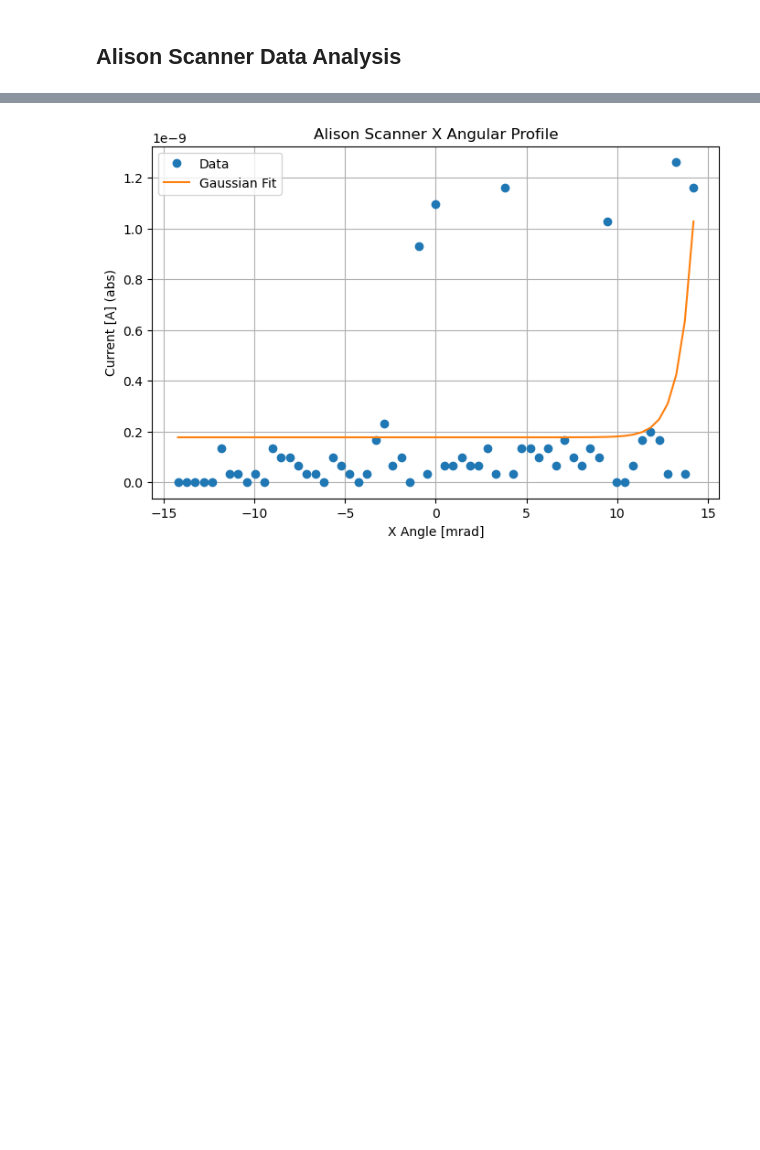
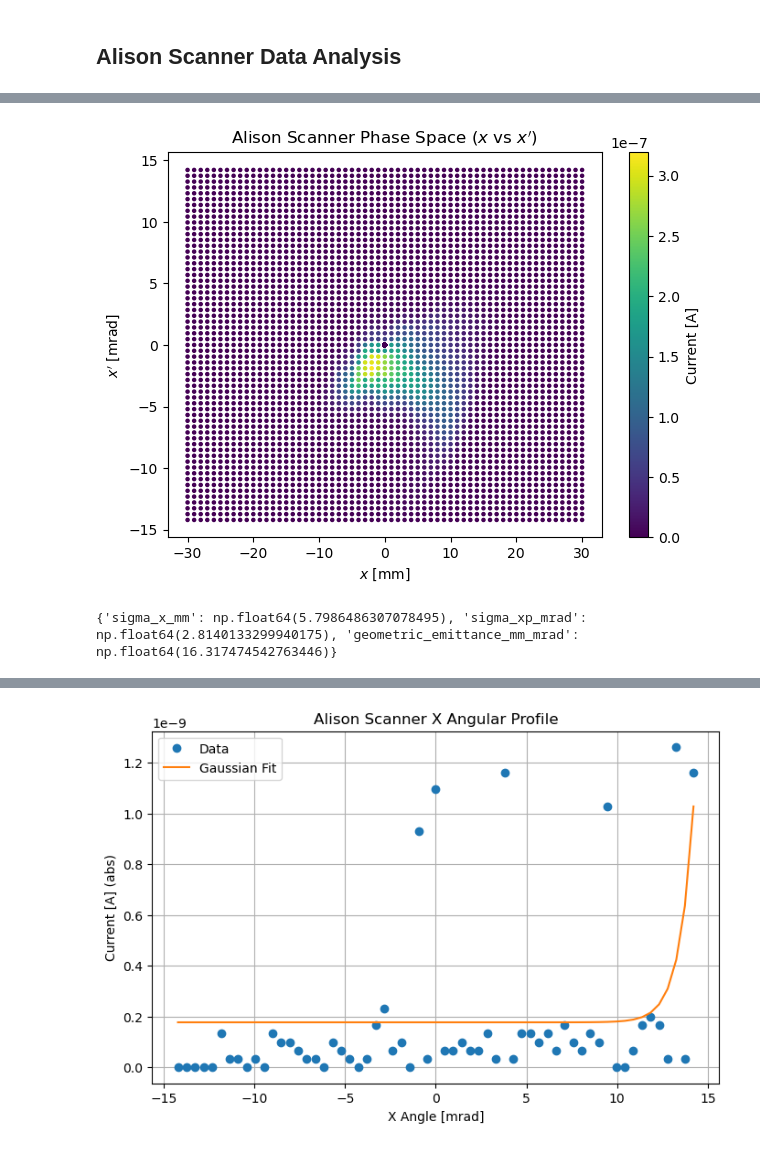
Before and after one commit to cspark7701/synapticTrack, a Jupyter notebook: examples/scanner.ipynb, the cells around one changed output, grey strips where cells are left out. Saved outputs shown, nothing was run; the diff lists cells and outputs as text; code cells hidden in the pictures; blank space fills up the shorter version.

```diff
--- a/examples/scanner.ipynb
+++ b/examples/scanner.ipynb
@@ -156,0 +156,6 @@ print(results5)
+# %%
+results5 = analyze_alison_scanner_2d(beamas1, density=False)
+print(results5)
+# %% [output]
+[figure, added]
+{'sigma_x_mm': np.float64(5.7986486307078495), 'sigma_xp_mrad': np.float64(2.8140133299940175), 'geometric_emittance_mm_mrad': np.float64(16.317474542763446)}
```
Also changed, not shown: parts of 6 cells of this notebook, 3 other files.
